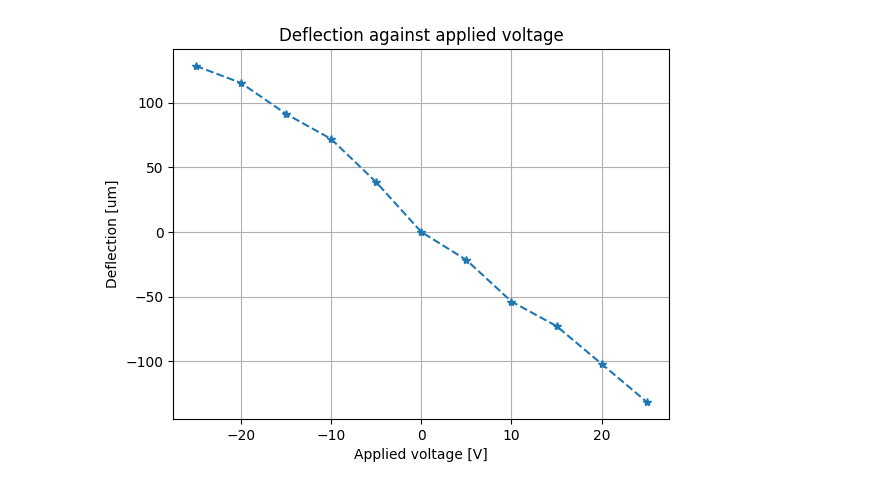
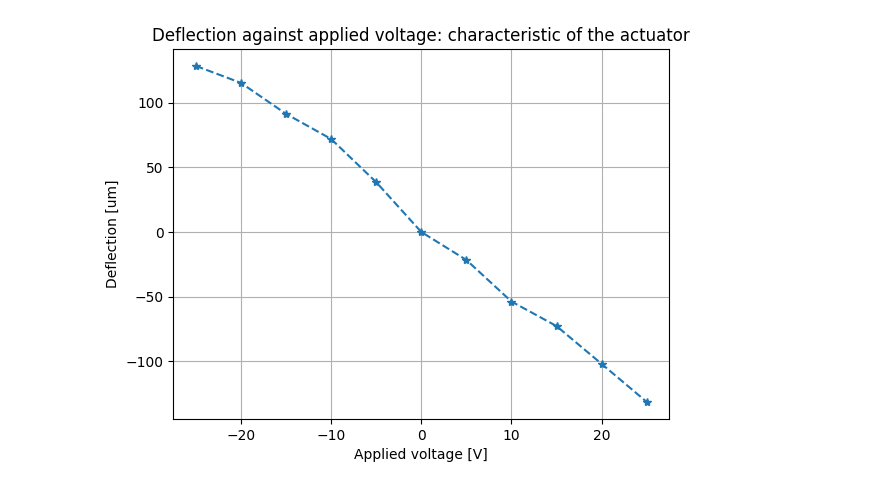
Before and after one commit to eqkter/utransducers-piezoelectric-acuators, a Jupyter notebook: utr.ipynb, the cells around one changed output. Cells and saved outputs as stored; diff of their text form; code cells hidden in the pictures.

```diff
--- a/utr.ipynb
+++ b/utr.ipynb
@@ -42,9 +66,9 @@ V_mes = np.array([3.438, 3.156, 2.594, 2.062, 1.047, 0, -0.484, -1.172, -1.594,
 # %%
 # Plot
 plt.plot(V_apply, dX_f(V_mes)*1e6, "--*")
 plt.xlabel("Applied voltage [V]")
 plt.ylabel("Deflection [um]")
-plt.title("Deflection against applied voltage")
+plt.title("Deflection against applied voltage: characteristic of the actuator")
 plt.grid()
 # %% [output]
-[figure, old version]
+[figure, new version]
```
Also changed, not shown: parts of 16 cells of this notebook.
